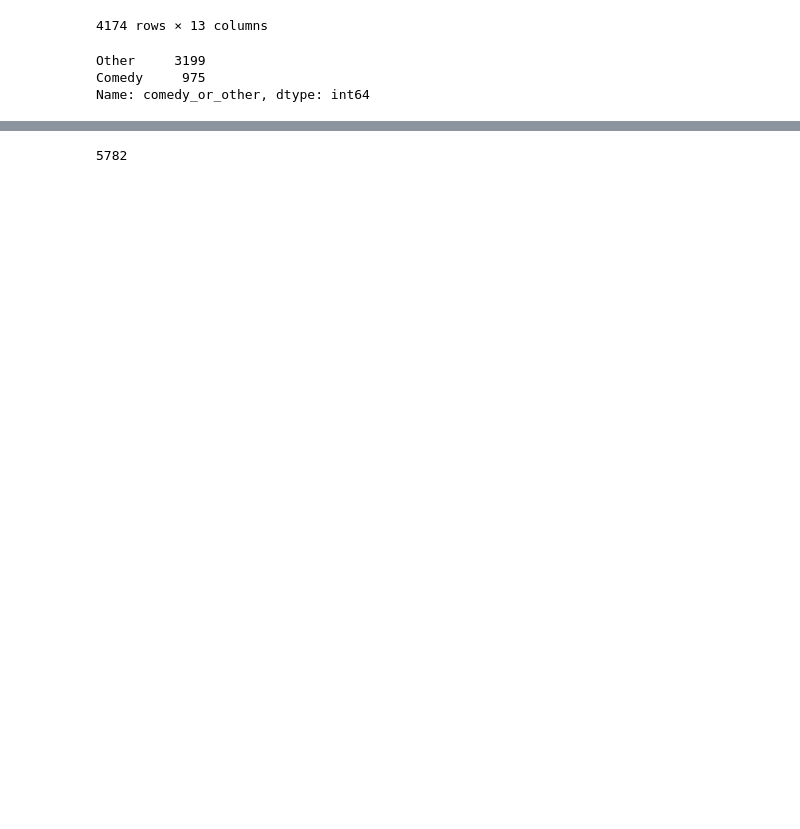
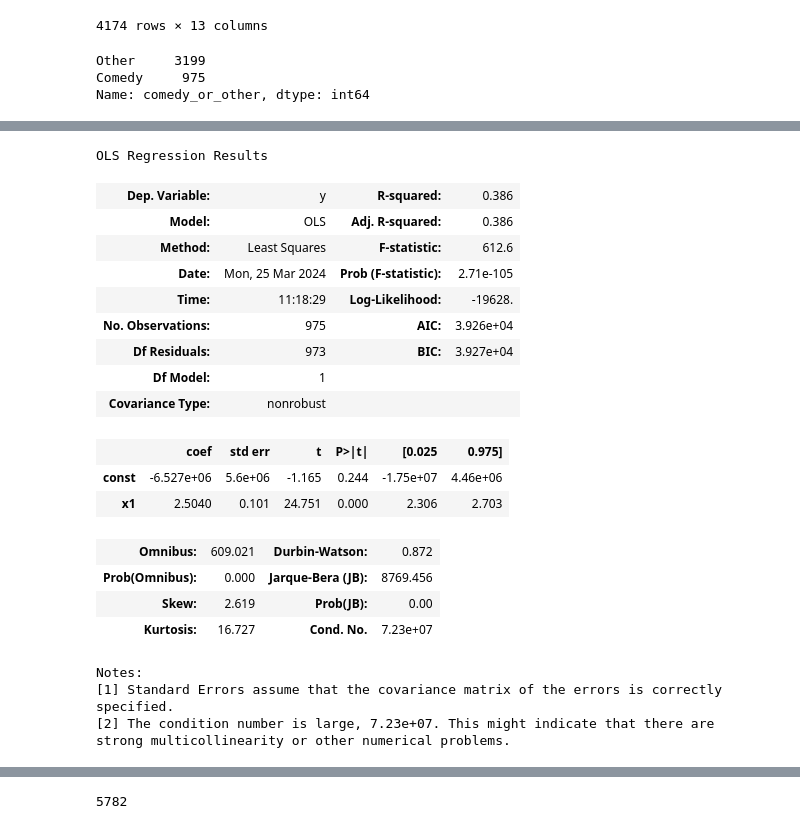
Before and after one commit to sangwon224/Movie_Studio_Strategy_Recommendation, a Jupyter notebook: Movie_Studio_Strategy_Recommendation.ipynb, the cells around one changed output, grey strips where cells are left out. Drawn from its saved outputs; the diff is of its cells as text; code cells hidden in the pictures; blank space fills up the shorter version.

```diff
--- a/Movie_Studio_Strategy_Recommendation.ipynb
+++ b/Movie_Studio_Strategy_Recommendation.ipynb
@@ -309,0 +359,28 @@ df_merged_mb
+# %%
+x_comedy_prod_budget_plus_c = sm.add_constant(x_comedy_prod_budget)
+# %%
+model_comedy = sm.OLS(y_comedy_profit, x_comedy_prod_budget_plus_c).fit()
+# %%
+model_comedy.summary()
+# %% [output]
+OLS Regression Results
+| Dep. Variable: | y | R-squared: | 0.386 |
+| Model: | OLS | Adj. R-squared: | 0.386 |
+| Method: | Least Squares | F-statistic: | 612.6 |
+| Date: | Mon, 25 Mar 2024 | Prob (F-statistic): | 2.71e-105 |
+| Time: | 11:18:29 | Log-Likelihood: | -19628. |
+| No. Observations: | 975 | AIC: | 3.926e+04 |
+| Df Residuals: | 973 | BIC: | 3.927e+04 |
+| Df Model: | 1 |  |  |
+| Covariance Type: | nonrobust |  |  |
+|  | coef | std err | t | P>|t| | [0.025 | 0.975] |
+| const | -6.527e+06 | 5.6e+06 | -1.165 | 0.244 | -1.75e+07 | 4.46e+06 |
+| x1 | 2.5040 | 0.101 | 24.751 | 0.000 | 2.306 | 2.703 |
+| Omnibus: | 609.021 | Durbin-Watson: | 0.872 |
+| Prob(Omnibus): | 0.000 | Jarque-Bera (JB): | 8769.456 |
+| Skew: | 2.619 | Prob(JB): | 0.00 |
+| Kurtosis: | 16.727 | Cond. No. | 7.23e+07 |
+Notes:
+[1] Standard Errors assume that the covariance matrix of the errors is correctly specified.
+[2] The condition number is large, 7.23e+07. This might indicate that there are
+strong multicollinearity or other numerical problems.
```
Also changed, not shown: parts of 9 cells of this notebook.
